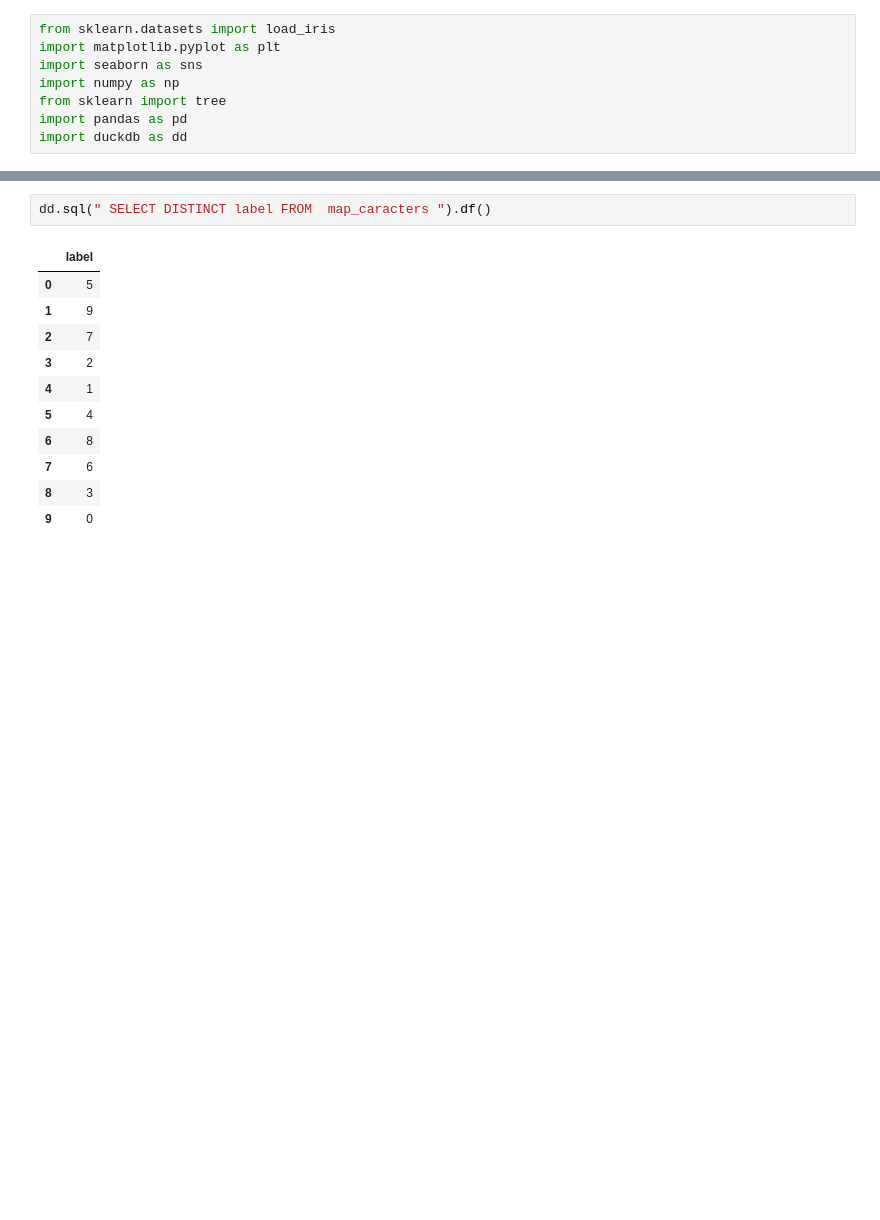
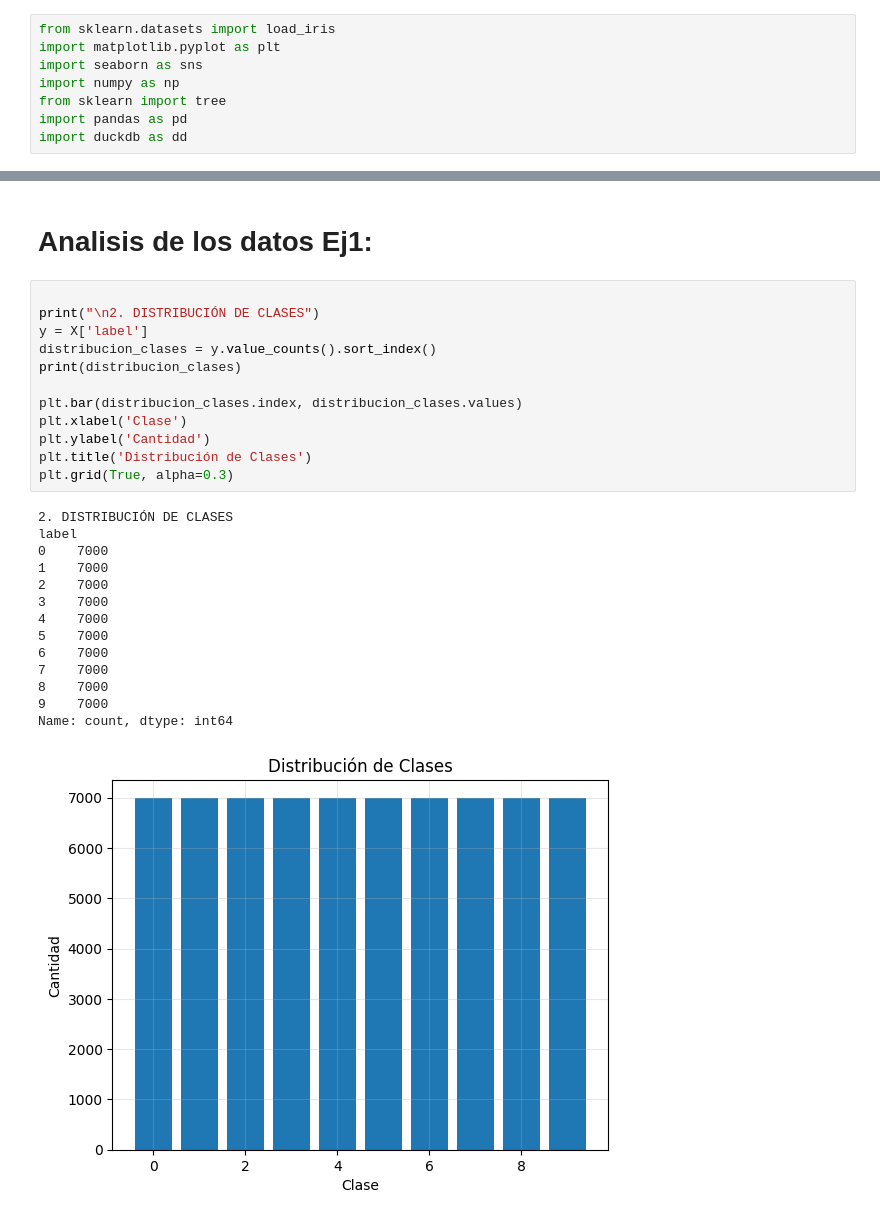
Before and after one commit to roldannahuelalejadro/Labo-Datos-master, a Jupyter notebook: Trabajo Practico 2/Tp2.ipynb, the cells around one changed output, grey strips where cells are left out. Saved outputs shown, nothing was run; the diff lists cells and outputs as text; blank space fills up the shorter version.

```diff
--- a/Trabajo Practico 2/Tp2.ipynb
+++ b/Trabajo Practico 2/Tp2.ipynb
@@ -26,15 +50,30 @@ for i in range(2):
-# %%
-dd.sql(" SELECT DISTINCT label FROM  map_caracters ").df()
-# %% [output]
-|  | label |
-| 0 | 5 |
-| 1 | 9 |
-| 2 | 7 |
-| 3 | 2 |
-| 4 | 1 |
-| 5 | 4 |
-| 6 | 8 |
-| 7 | 6 |
-| 8 | 3 |
-| 9 | 0 |
+# %% [markdown]
+# Analisis de los datos Ej1:
+# %%
+
+print("\n2. DISTRIBUCIÓN DE CLASES")
+y = X['label']
+distribucion_clases = y.value_counts().sort_index()
+print(distribucion_clases)
+
+plt.bar(distribucion_clases.index, distribucion_clases.values)
+plt.xlabel('Clase')
+plt.ylabel('Cantidad')
+plt.title('Distribución de Clases')
+plt.grid(True, alpha=0.3)
+# %% [output]
+2. DISTRIBUCIÓN DE CLASES
+label
+0    7000
+1    7000
+2    7000
+3    7000
+4    7000
+5    7000
+6    7000
+7    7000
+8    7000
+9    7000
+Name: count, dtype: int64
+[figure, added]
 # %%
```
Also changed, not shown: parts of 29 cells of this notebook.
